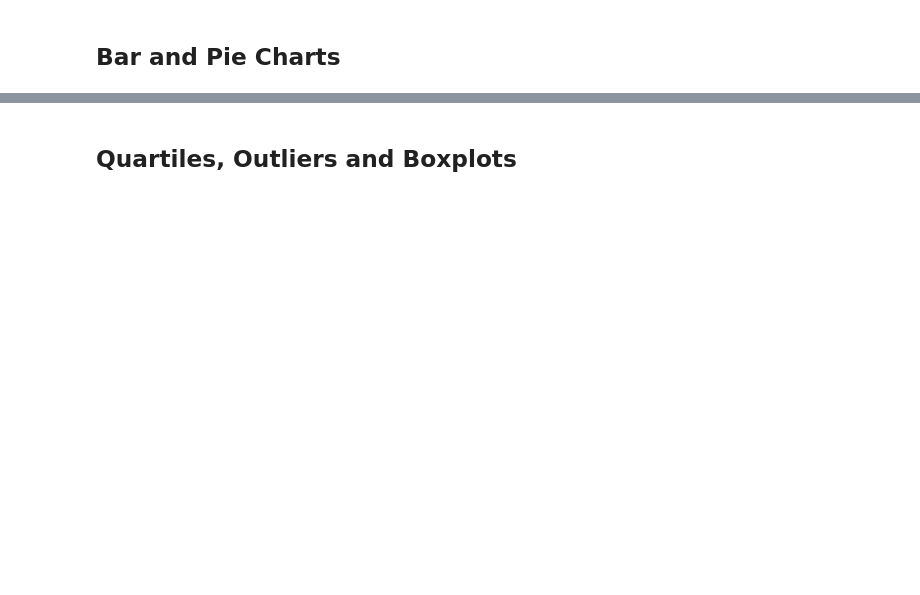
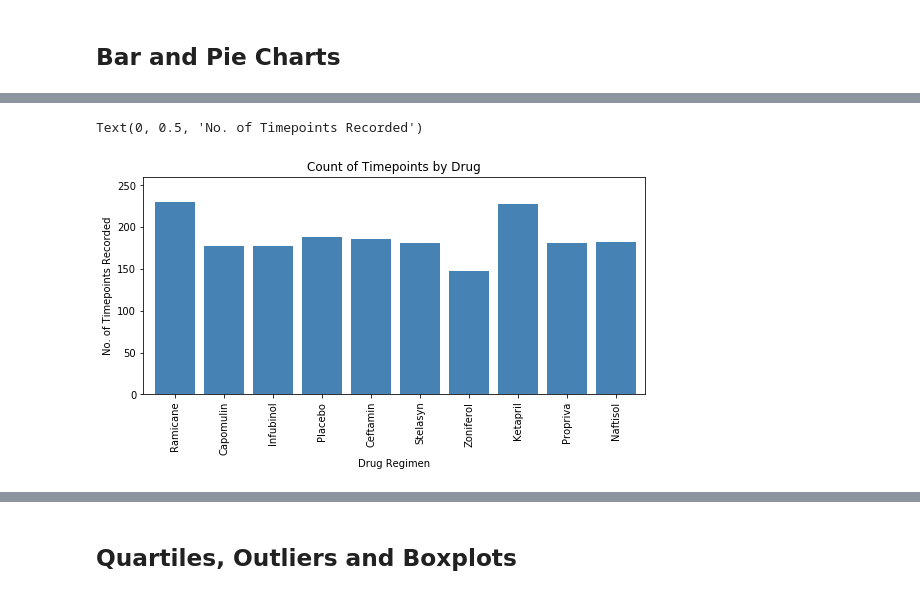
Before and after one commit to zmoloci/Challenge5_Pymaceuticals, a Jupyter notebook: pymaceuticals_starter.ipynb, the cells around one changed output, grey strips where cells are left out. Cells and saved outputs as stored; diff of their text form; code cells hidden in the pictures; blank space fills up the shorter version.

```diff
--- a/pymaceuticals_starter.ipynb
+++ b/pymaceuticals_starter.ipynb
@@ -197,0 +222,23 @@ Zoniferol     53.236507  51.818479  48.533355  6.966589  0.516398
+# %%
+# Generate a bar plot showing the total number of timepoints for all mice tested for each drug regimen using pyplot.
+mice_count_by_drug = clean_combined.groupby('Drug Regimen')['Timepoint'].count()
+
+x_axis = np.arange(len(clean_combined['Drug Regimen'].unique()))
+tick_locations = [value+0.4 for value in x_axis]
+
+
+plt.figure(figsize=(x_axis[-1],4))
+plt.bar(x_axis, mice_count_by_drug,color='steelblue',alpha=1.0,align="edge")
+plt.xticks(tick_locations,clean_combined['Drug Regimen'].unique(), rotation="vertical")
+
+# Set x and y limits
+plt.xlim(-0.25, len(x_axis))
+plt.ylim(0, max(mice_count_by_drug)+30)
+
+# Set a Title and labels
+plt.title("Count of Timepoints by Drug")
+plt.xlabel("Drug Regimen")
+plt.ylabel("No. of Timepoints Recorded")
+# %% [output]
+Text(0, 0.5, 'No. of Timepoints Recorded')
+[figure, added]
```
Also changed, not shown: parts of 9 cells of this notebook.
